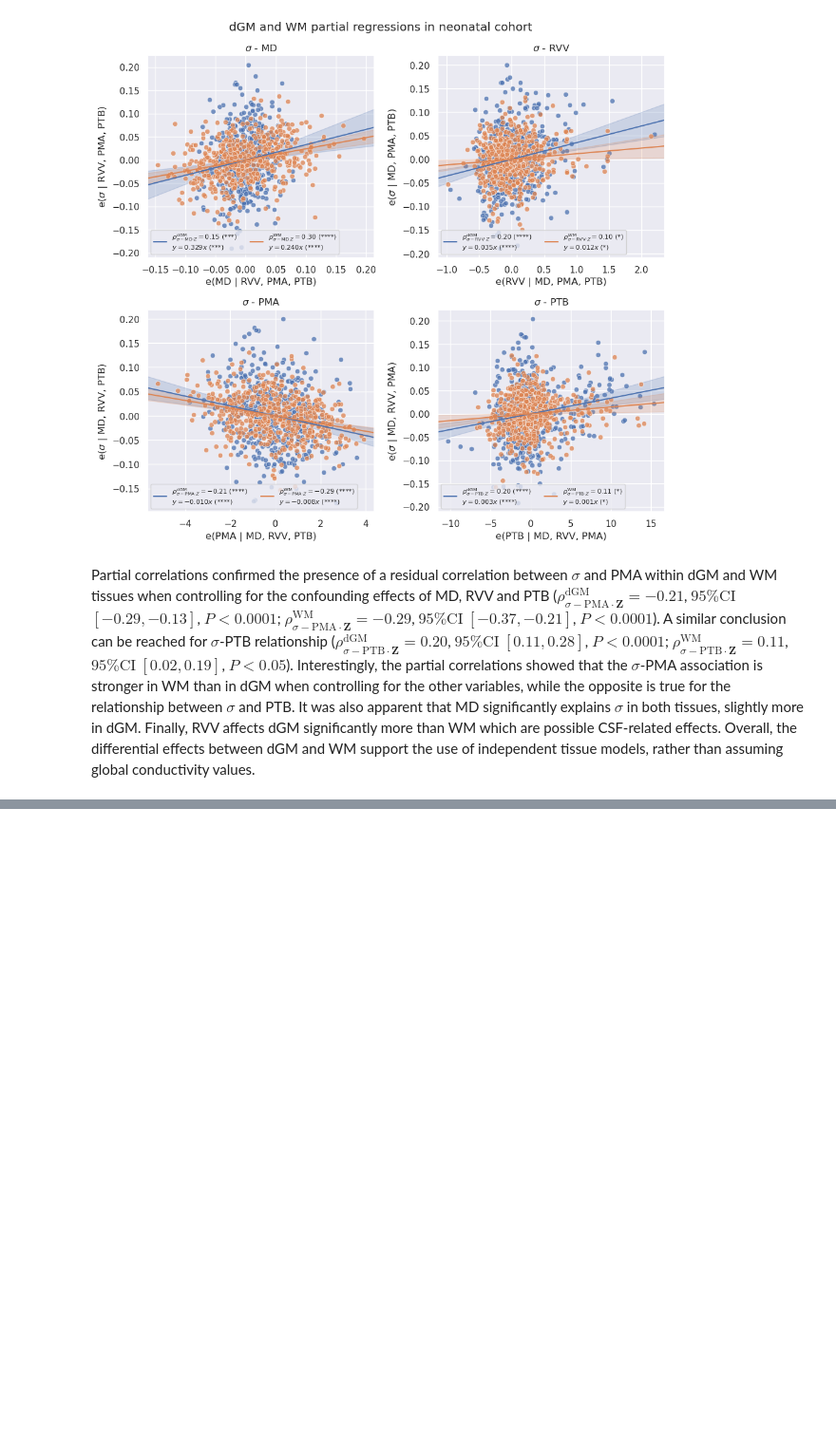
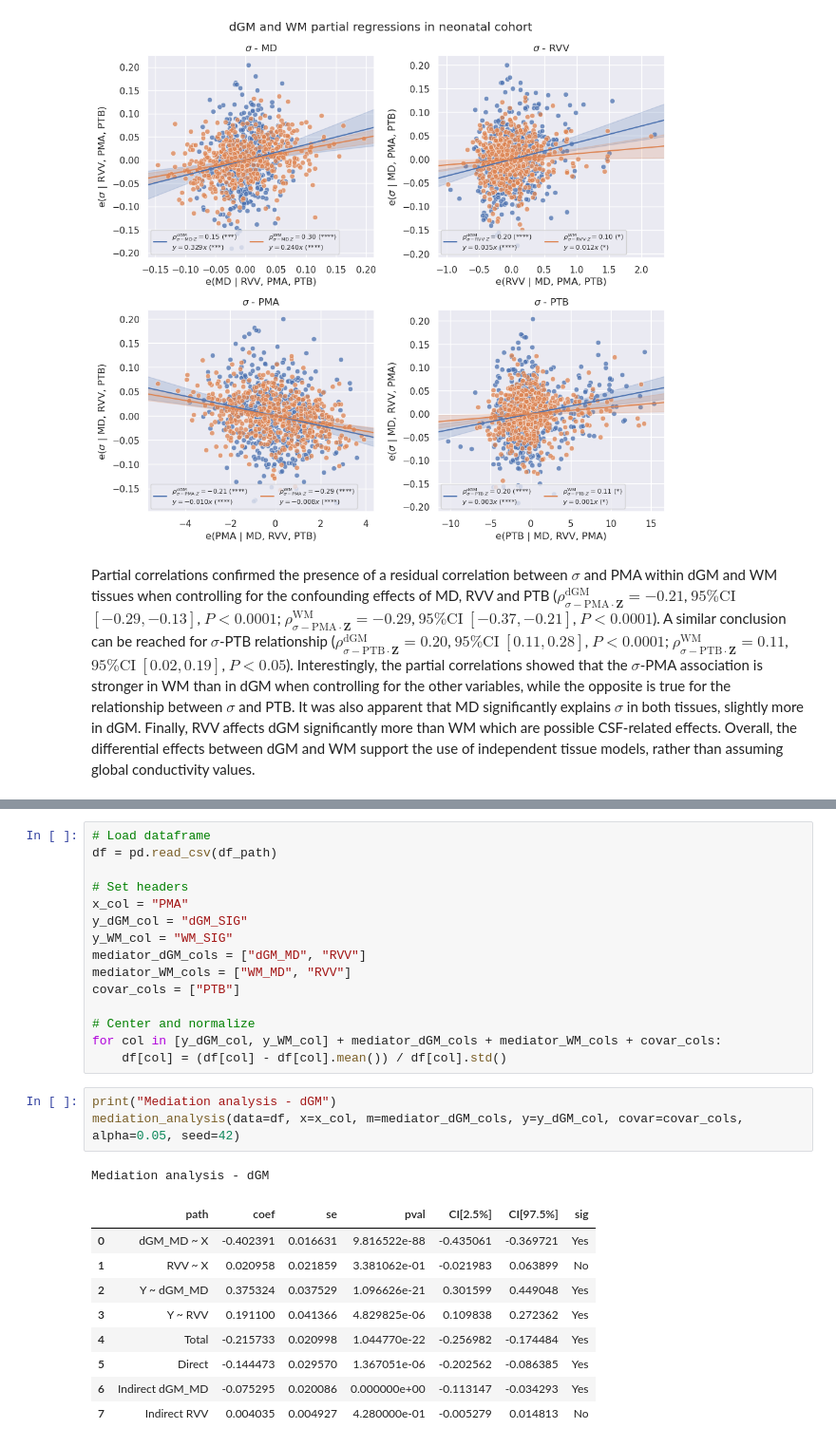
Before and after one commit to aboutill/nano-eptk, a Jupyter notebook: notebooks/experiments/stats_analysis_experiment4.ipynb, the cells around one changed output, grey strips where cells are left out. Shown at 95% size. Cells and saved outputs as stored; diff of their text form; blank space fills up the shorter version.

Commit message:
Update mediation analysis

```diff
--- a/notebooks/experiments/stats_analysis_experiment4.ipynb
+++ b/notebooks/experiments/stats_analysis_experiment4.ipynb
@@ -658,0 +665,29 @@ Partial correlations confirmed the presence of a residual correlation between $\
+# %%
+# Load dataframe
+df = pd.read_csv(df_path)
+
+# Set headers
+x_col = "PMA"
+y_dGM_col = "dGM_SIG"
+y_WM_col = "WM_SIG"
+mediator_dGM_cols = ["dGM_MD", "RVV"]
+mediator_WM_cols = ["WM_MD", "RVV"]
+covar_cols = ["PTB"]
+
+# Center and normalize
+for col in [y_dGM_col, y_WM_col] + mediator_dGM_cols + mediator_WM_cols + covar_cols:
+    df[col] = (df[col] - df[col].mean()) / df[col].std()
+# %%
+print("Mediation analysis - dGM")
+mediation_analysis(data=df, x=x_col, m=mediator_dGM_cols, y=y_dGM_col, covar=covar_cols, alpha=0.05, seed=42)
+# %% [output]
+Mediation analysis - dGM
+|  | path | coef | se | pval | CI[2.5%] | CI[97.5%] | sig |
+| 0 | dGM_MD ~ X | -0.402391 | 0.016631 | 9.816522e-88 | -0.435061 | -0.369721 | Yes |
+| 1 | RVV ~ X | 0.020958 | 0.021859 | 3.381062e-01 | -0.021983 | 0.063899 | No |
+| 2 | Y ~ dGM_MD | 0.375324 | 0.037529 | 1.096626e-21 | 0.301599 | 0.449048 | Yes |
+| 3 | Y ~ RVV | 0.191100 | 0.041366 | 4.829825e-06 | 0.109838 | 0.272362 | Yes |
+| 4 | Total | -0.215733 | 0.020998 | 1.044770e-22 | -0.256982 | -0.174484 | Yes |
+| 5 | Direct | -0.144473 | 0.029570 | 1.367051e-06 | -0.202562 | -0.086385 | Yes |
+| 6 | Indirect dGM_MD | -0.075295 | 0.020086 | 0.000000e+00 | -0.113147 | -0.034293 | Yes |
+| 7 | Indirect RVV | 0.004035 | 0.004927 | 4.280000e-01 | -0.005279 | 0.014813 | No |
```
Also changed, not shown: parts of 4 cells of this notebook, 2 other files.
